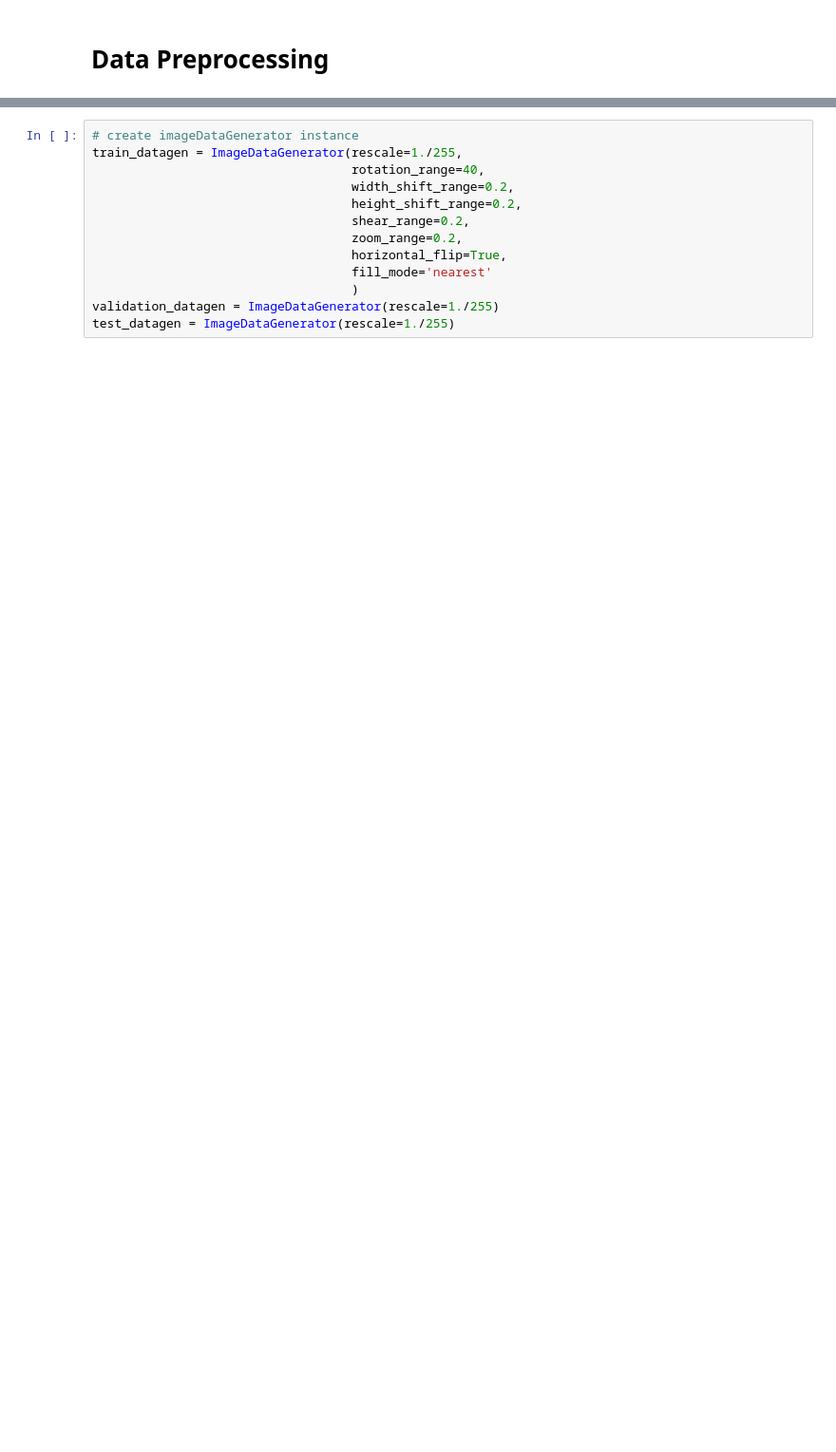
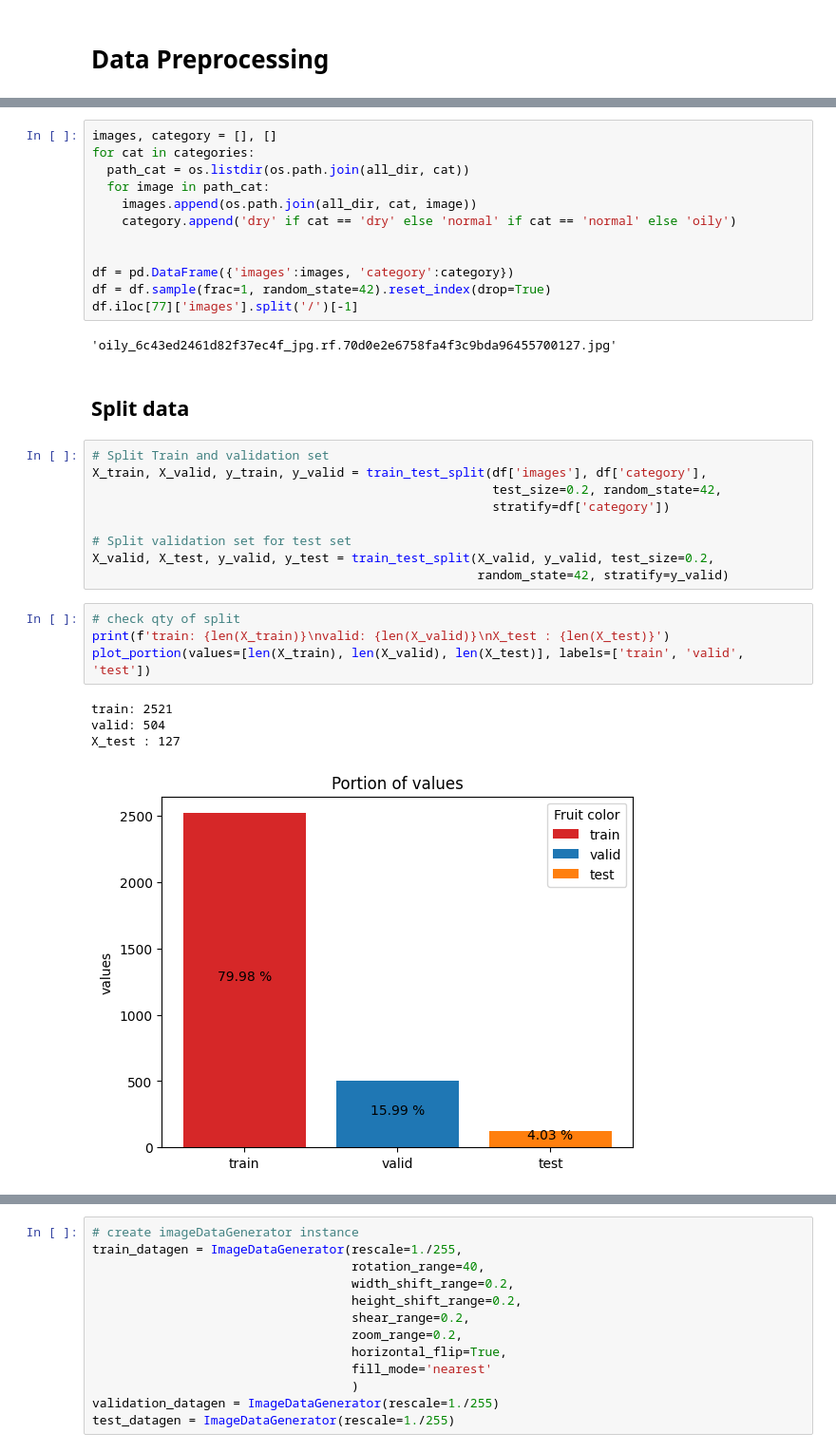
Before and after one commit to sayid-alt/xxxkulitku-bangkit2024xxx, a Jupyter notebook: Machine Learning/skin_type/skin_type_notebook.ipynb, the cells around one changed output, grey strips where cells are left out. Shown at 95% size. Cells and saved outputs as stored; diff of their text form; blank space fills up the shorter version.

```diff
--- a/Machine Learning/skin_type/skin_type_notebook.ipynb
+++ b/Machine Learning/skin_type/skin_type_notebook.ipynb
@@ -232,0 +366,34 @@ plt.show()
+# %%
+images, category = [], []
+for cat in categories:
+  path_cat = os.listdir(os.path.join(all_dir, cat))
+  for image in path_cat:
+    images.append(os.path.join(all_dir, cat, image))
+    category.append('dry' if cat == 'dry' else 'normal' if cat == 'normal' else 'oily')
+
+
+df = pd.DataFrame({'images':images, 'category':category})
+df = df.sample(frac=1, random_state=42).reset_index(drop=True)
+df.iloc[77]['images'].split('/')[-1]
+# %% [output]
+'oily_6c43ed2461d82f37ec4f_jpg.rf.70d0e2e6758fa4f3c9bda96455700127.jpg'
+# %% [markdown]
+## Split data
+# %%
+# Split Train and validation set
+X_train, X_valid, y_train, y_valid = train_test_split(df['images'], df['category'],
+                                                      test_size=0.2, random_state=42,
+                                                      stratify=df['category'])
+
+# Split validation set for test set
+X_valid, X_test, y_valid, y_test = train_test_split(X_valid, y_valid, test_size=0.2,
+                                                    random_state=42, stratify=y_valid)
+# %%
+# check qty of split
+print(f'train: {len(X_train)}\nvalid: {len(X_valid)}\nX_test : {len(X_test)}')
+plot_portion(values=[len(X_train), len(X_valid), len(X_test)], labels=['train', 'valid', 'test'])
+# %% [output]
+train: 2521
+valid: 504
+X_test : 127
+[figure, added]
```
Also changed, not shown: parts of 82 cells of this notebook.
